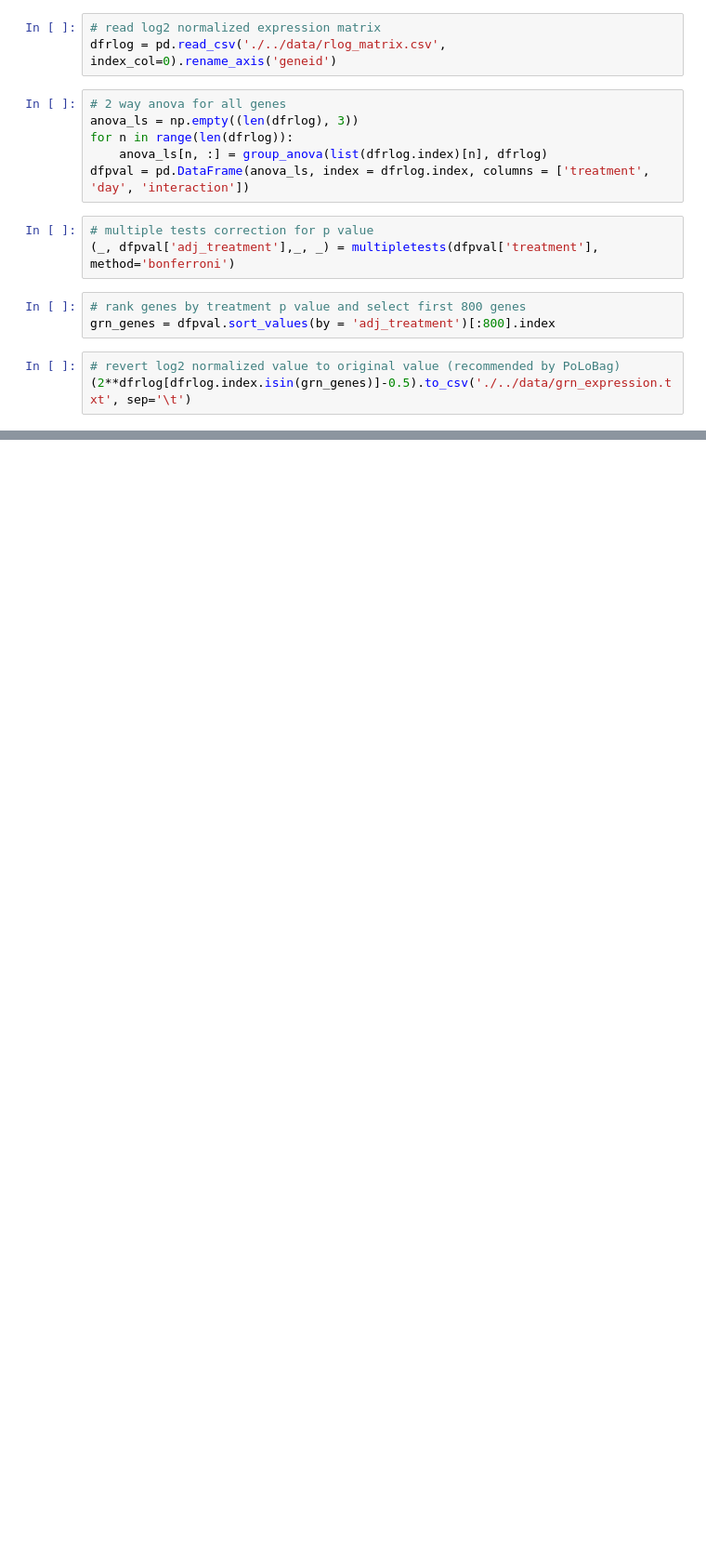
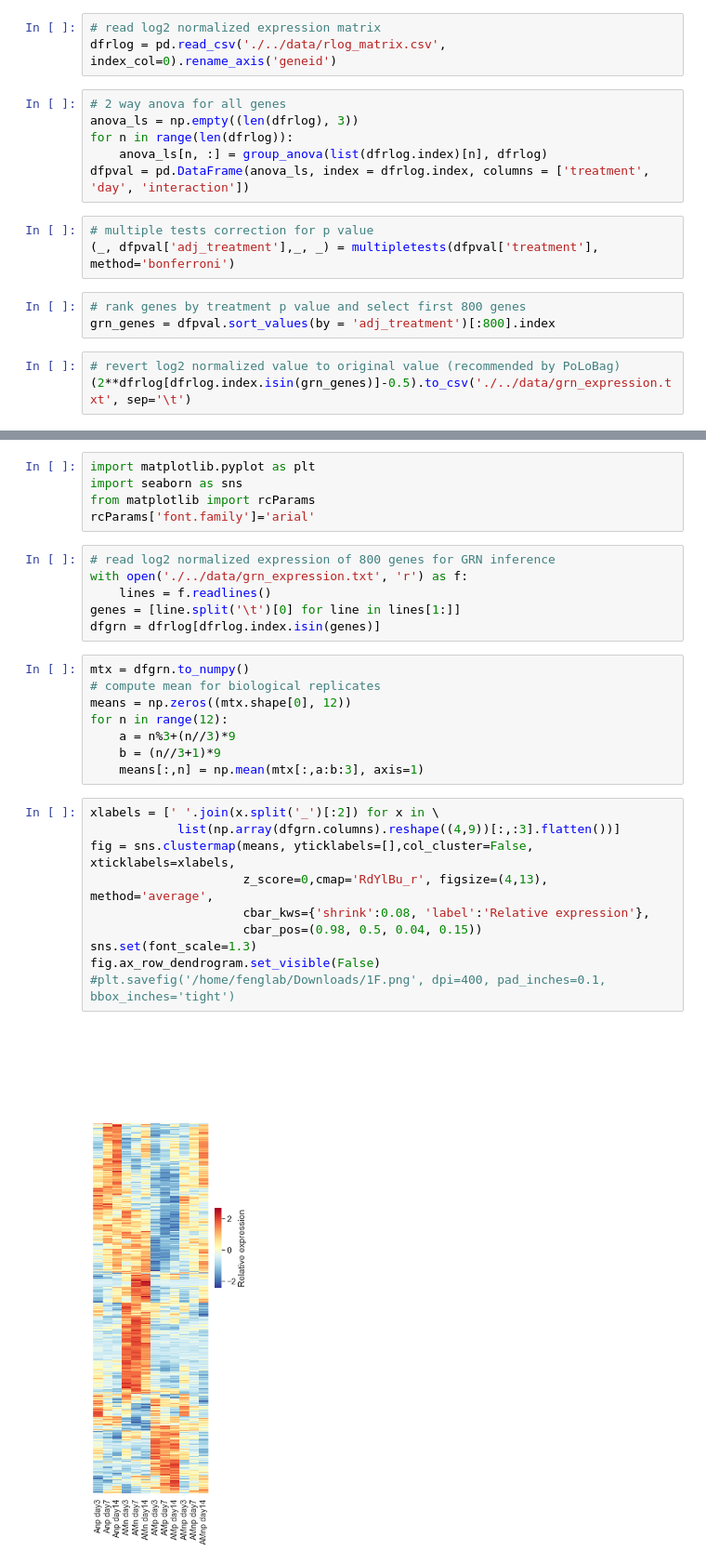
Before and after one commit to fenglabbuf/2025_Li_et_al, a Jupyter notebook: scripts/gene_selection.ipynb, the cells around one changed output, grey strips where cells are left out. Shown at 93% size. Saved outputs shown, nothing was run; the diff lists cells and outputs as text; blank space fills up the shorter version.

```diff
--- a/scripts/gene_selection.ipynb
+++ b/scripts/gene_selection.ipynb
@@ -42,0 +47,31 @@ grn_genes = dfpval.sort_values(by = 'adj_treatment')[:800].index
+# %%
+import matplotlib.pyplot as plt
+import seaborn as sns
+from matplotlib import rcParams
+rcParams['font.family']='arial'
+# %%
+# read log2 normalized expression of 800 genes for GRN inference
+with open('./../data/grn_expression.txt', 'r') as f:
+    lines = f.readlines()
+genes = [line.split('\t')[0] for line in lines[1:]]
+dfgrn = dfrlog[dfrlog.index.isin(genes)]
+# %%
+mtx = dfgrn.to_numpy()
+# compute mean for biological replicates
+means = np.zeros((mtx.shape[0], 12))
+for n in range(12):
+    a = n%3+(n//3)*9
+    b = (n//3+1)*9
+    means[:,n] = np.mean(mtx[:,a:b:3], axis=1)
+# %%
+xlabels = [' '.join(x.split('_')[:2]) for x in \
+            list(np.array(dfgrn.columns).reshape((4,9))[:,:3].flatten())]
+fig = sns.clustermap(means, yticklabels=[],col_cluster=False, xticklabels=xlabels,
+                     z_score=0,cmap='RdYlBu_r', figsize=(4,13), method='average',
+                     cbar_kws={'shrink':0.08, 'label':'Relative expression'},
+                     cbar_pos=(0.98, 0.5, 0.04, 0.15))
+sns.set(font_scale=1.3)
+fig.ax_row_dendrogram.set_visible(False)
+#plt.savefig('/home/fenglab/Downloads/1F.png', dpi=400, pad_inches=0.1, bbox_inches='tight')
+# %% [output]
+[figure, added]
```
Also changed, not shown: parts of 6 cells of this notebook, 3 other files.
